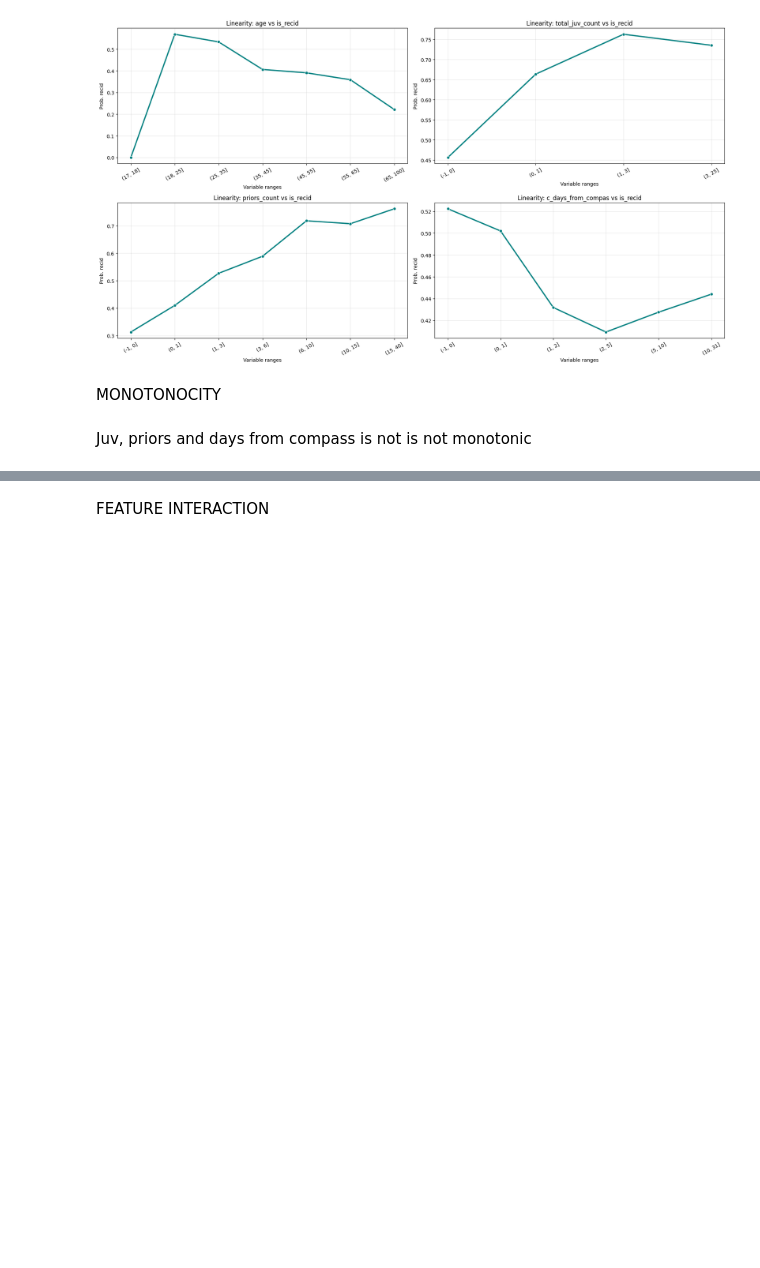
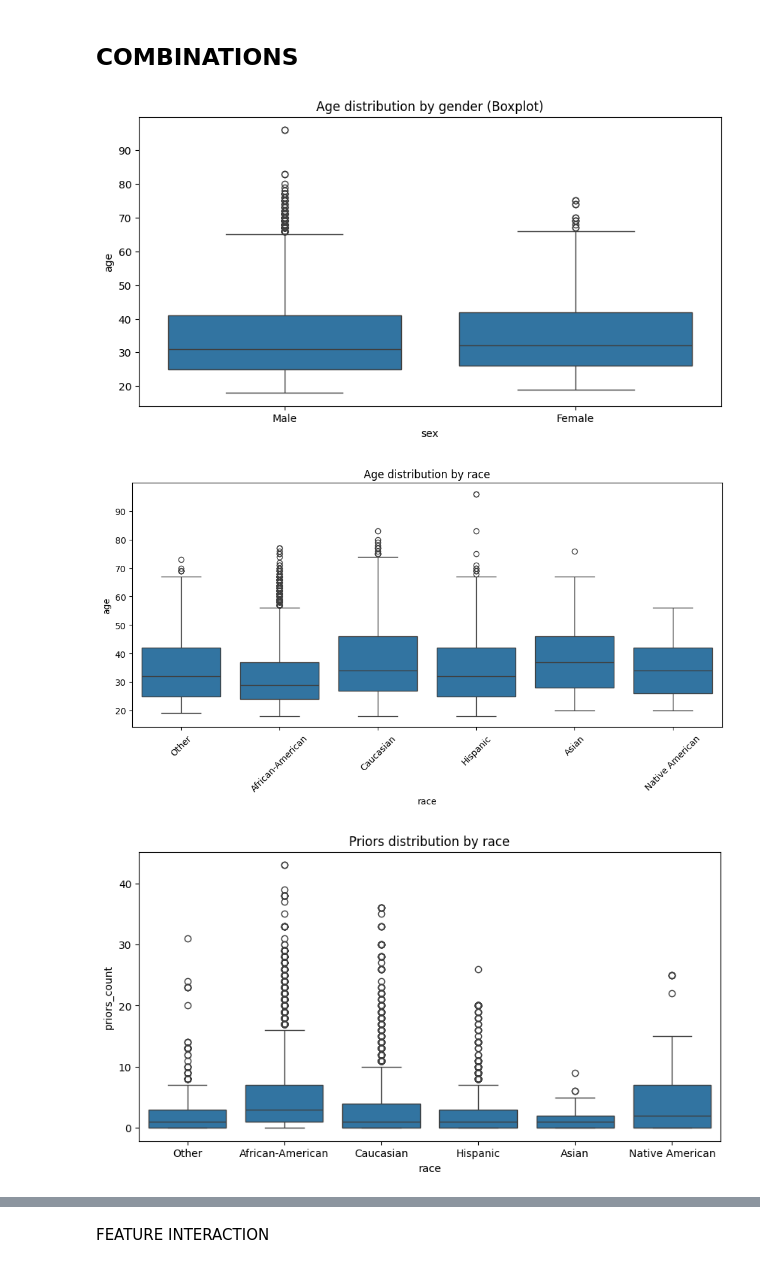
Before and after one commit to SarahSwinnen/ExplainabilityCOMPAS, a Jupyter notebook: EDA_and_Assumptions.ipynb, the cells around one changed output, grey strips where cells are left out. Drawn from its saved outputs; the diff is of its cells as text; code cells hidden in the pictures; blank space fills up the shorter version.

```diff
--- a/EDA_and_Assumptions.ipynb
+++ b/EDA_and_Assumptions.ipynb
@@ -286,32 +169,33 @@ features2 = [
-# %%
-fig, axes = plt.subplots(nrows=2, ncols=2, figsize=(18, 10))
-axes = axes.flatten()
-for i, col in enumerate(num_features2):
-    if col == 'age':
-        bins = [17, 18, 25, 35, 45, 55, 65, 100]
-    elif col == 'priors_count':
-        bins = [-1, 0, 1, 3, 6, 10, 15, 40]
-    elif 'juv' in col:
-        bins = [ -1, 0, 1, 3, 25]
-    else: # c_days_from_compas
-        bins = [-1, 0, 1, 2, 5, 10, 31]
-
-    temp_bins = pd.cut(df[col], bins=bins)
-    binned_data = df.groupby(temp_bins)['is_recid'].mean().reset_index()
-    sns.lineplot(ax=axes[i], x=range(len(binned_data)), y=binned_data['is_recid'], marker="o", color='teal', linewidth=2.5)
-
-    axes[i].set_xticks(range(len(binned_data)))
-    axes[i].set_xticklabels(binned_data[col].astype(str), rotation=30)
-    axes[i].set_title(f'Linearity: {col} vs is_recid')
-    axes[i].set_ylabel('Prob. recid')
-    axes[i].set_xlabel('Variable ranges')
-    axes[i].grid(True, alpha=0.3)
-
-plt.tight_layout()
-plt.show()
-# %% [output]
-[figure, removed]
-# %% [markdown]
-MONOTONOCITY
-# %% [markdown]
-Juv, priors and days from compass is not is not monotonic
+# %% [markdown]
+## COMBINATIONS
+# %%
+plt.figure(figsize=(10,5))
+sns.boxplot(x="sex", y="age", data=COMPASdata)
+plt.title("Age distribution by gender (Boxplot)")
+plt.show()
+
+plt.figure(figsize=(12,5))
+sns.boxplot(x="race", y="age", data=COMPASdata)
+plt.title("Age distribution by race")
+plt.xticks(rotation=45)
+plt.show()
+
+plt.figure(figsize=(10,5))
+sns.boxplot(x="race", y="priors_count", data=COMPASdata)
+plt.title("Priors distribution by race")
+plt.show()
+
+plt.figure(figsize=(12,6))
+sns.boxplot(x="race", y="juv_fel_count", data=COMPASdata)
+plt.title("Juvinile priors by race")
+plt.xticks(rotation=45)
+plt.show()
+
+plt.figure(figsize=(10,5))
+sns.boxplot(x="sex", y="priors_count", data=COMPASdata)
+plt.title("Priors distribution by gender")
+plt.show()
+# %% [output]
+[figure, added]
+[figure, added]
+[figure, added]
```
Also changed, not shown: parts of 62 cells of this notebook.
